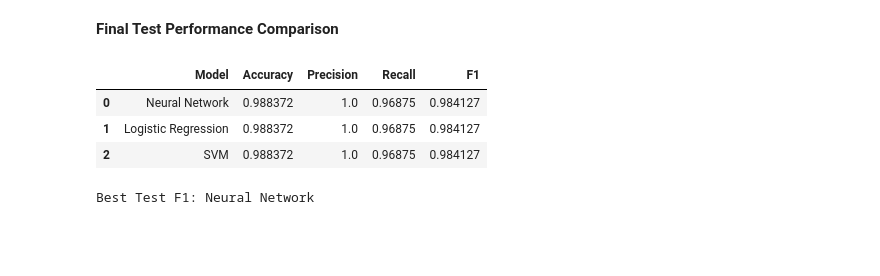
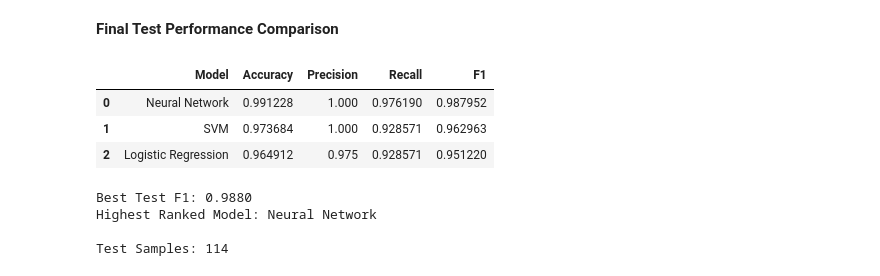
Before and after one commit to LennardBehmann/Intro-ML, a Jupyter notebook: Homework_6/ML_HW6_P2.ipynb, the cells around one changed output. Drawn from its saved outputs; the diff is of its cells as text; code cells hidden in the pictures; blank space fills up the shorter version.

```diff
--- a/Homework_6/ML_HW6_P2.ipynb
+++ b/Homework_6/ML_HW6_P2.ipynb
@@ -141,26 +141,15 @@ array([1, 1, 1, 1, 1, 1, 1, 1, 1, 1, 1, 1, 1, 1, 1, 1, 1, 1, 1, 0, 0, 0,
 # %% [markdown]
 **Train, Validation and Test Split**
 # %%
-# Step 1: 70% Training, 30% Rest
-X_train, X_temp, y_train, y_temp = train_test_split(
+X_train, X_test, y_train, y_test = train_test_split(
     X, y,
-    test_size=0.30,
+    test_size=0.20,
     random_state=42,
     stratify=y
 )
 
-# Step 2: Rest in Validation und Test aufteilen
-X_val, X_test, y_val, y_test = train_test_split(
-    X_temp, y_temp,
-    test_size=0.50,
-    random_state=42,
-    stratify=y_temp
-)
-
 print("X_train shape:", X_train.shape)
 print("X_test shape:", X_test.shape)
-print("X_val shape:", X_val.shape)
 print("y_train shape:", y_train.shape)
 print("y_test shape:", y_test.shape)
-print("y_val shape:", y_val.shape)
 # %% [output]
@@ -239,8 +218,8 @@ def create_model(input_number, output_number, hidden_layers):
 architectures = {
     "A": [16, 8],
     "B": [32, 16],
-    "C": [40, 30, 20, 10, 5],
-    "D": [30, 25, 20, 15, 10, 5]
+    "C": [25, 15, 8],
+    "D": [30, 20, 10, 5]
 }
 # %%
 # General loss function
@@ -773,7 +617,7 @@ Best SVM C: 0.1
 
 # FINAL MODEL COMPARISON
 
-# True labels
+# True test labels
 y_true = np.asarray(y_test).ravel()
 
 # Logistic Regression predictions
@@ -787,49 +631,80 @@ best_model.eval()
 
 with torch.no_grad():
     nn_logits = best_model(X_test_tensor)
-    nn_probabilities = torch.sigmoid(nn_logits).cpu().numpy().ravel()
+    nn_probabilities = torch.sigmoid(
+        nn_logits
+    ).cpu().numpy().ravel()
 
 nn_pred = (nn_probabilities >= 0.5).astype(int)
 
 
-# General classification evaluation function
+# Function to calculate classification metrics
 def evaluate_classifier(name, predictions):
 
     return {
         "Model": name,
         "Accuracy": accuracy_score(y_true, predictions),
         "Precision": precision_score(
-            y_true, predictions, pos_label=1, zero_division=0
+            y_true, predictions,
+            pos_label=1, zero_division=0
         ),
         "Recall": recall_score(
-            y_true, predictions, pos_label=1, zero_division=0
+            y_true, predictions,
+            pos_label=1, zero_division=0
         ),
         "F1": f1_score(
-            y_true, predictions, pos_label=1, zero_division=0
+            y_true, predictions,
+            pos_label=1, zero_division=0
         )
     }
 
 
 # Compare all three models
 comparison_results = [
     evaluate_classifier("Neural Network", nn_pred),
     evaluate_classifier("Logistic Regression", logreg_pred),
     evaluate_classifier("SVM", svm_pred)
 ]
 
 comparison_df = pd.DataFrame(comparison_results)
 
+# Sort by F1 score and recall
 comparison_df = comparison_df.sort_values(
     ["F1", "Recall"],
     ascending=False
-)
+).reset_index(drop=True)
 
 display(comparison_df)
 
-print("Best Test F1:", comparison_df.iloc[0]["Model"])
+
+# Identify highest F1 and possible ties
+best_f1 = comparison_df["F1"].max()
+
+f1_tied = comparison_df[
+    np.isclose(comparison_df["F1"], best_f1)
+]
+
+best_recall = f1_tied["Recall"].max()
+
+best_models = f1_tied.loc[
+    np.isclose(f1_tied["Recall"], best_recall),
+    "Model"
+].tolist()
+
+print(f"Best Test F1: {best_f1:.4f}")
+
+if len(best_models) == 1:
+    print(f"Highest Ranked Model: {best_models[0]}")
+else:
+    print("Tie between:", ", ".join(best_models))
+
+print(f"\nTest Samples: {len(y_true)}")
 # %% [output]
 |  | Model | Accuracy | Precision | Recall | F1 |
-| 0 | Neural Network | 0.988372 | 1.0 | 0.96875 | 0.984127 |
-| 1 | Logistic Regression | 0.988372 | 1.0 | 0.96875 | 0.984127 |
-| 2 | SVM | 0.988372 | 1.0 | 0.96875 | 0.984127 |
+| 0 | Neural Network | 0.991228 | 1.000 | 0.976190 | 0.987952 |
+| 1 | SVM | 0.973684 | 1.000 | 0.928571 | 0.962963 |
+| 2 | Logistic Regression | 0.964912 | 0.975 | 0.928571 | 0.951220 |
-Best Test F1: Neural Network
+Best Test F1: 0.9880
+Highest Ranked Model: Neural Network
+
+Test Samples: 114
```
Also changed, not shown: parts of 18 cells of this notebook.
